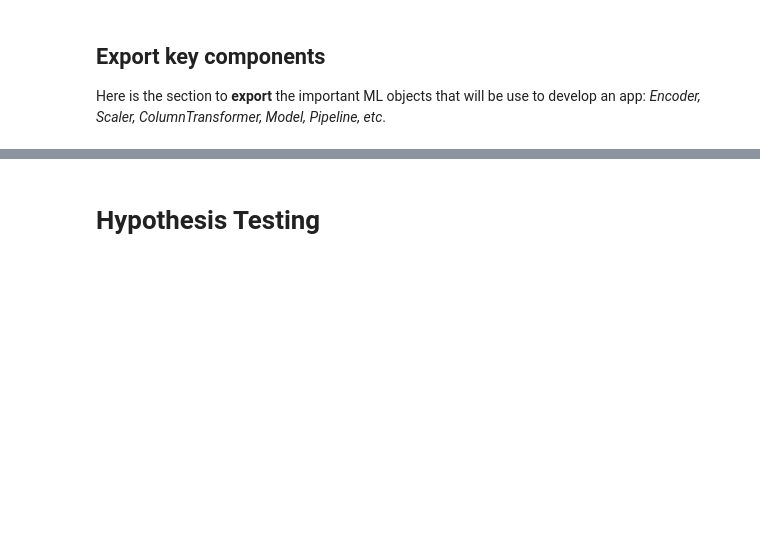
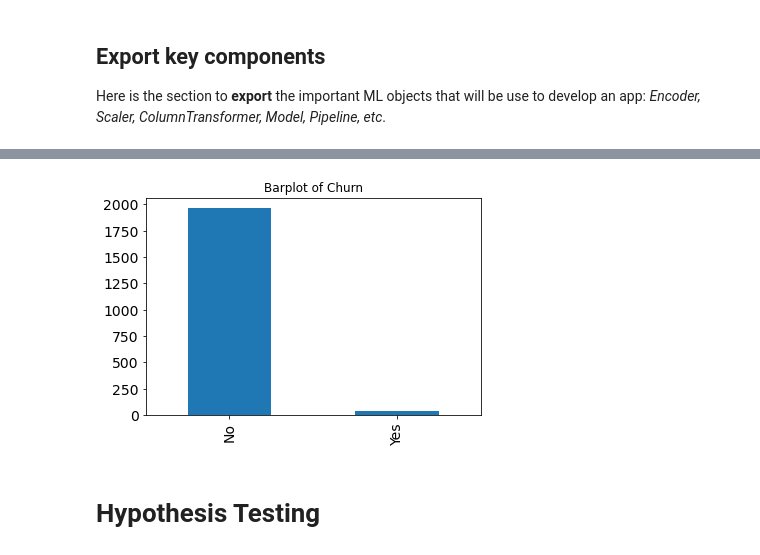
Before and after one commit to CalyGit/Telco-customer-churn, a Jupyter notebook: Telco-Customer-Churn.ipynb, the cells around one changed output, grey strips where cells are left out. Drawn from its saved outputs; the diff is of its cells as text; code cells hidden in the pictures; blank space fills up the shorter version.

```diff
--- a/Telco-Customer-Churn.ipynb
+++ b/Telco-Customer-Churn.ipynb
@@ -802,0 +867,3 @@ Key components saved as C:/Users/Wycliffe/Desktop/Projects/key_components.pkl
+# %%
+# change datatypes to numeric
+X_test['TotalCharges'] = pd.to_numeric(X_test['TotalCharges'], errors='coerce')
@@ -802,0 +897,23 @@ Key components saved as C:/Users/Wycliffe/Desktop/Projects/key_components.pkl
+# %%
+
+# Specify the file path of the saved key components
+file_path = 'C:/Users/_name_/Desktop/Projects/key_components.pkl'
+
+# Load the key components from the file
+with open(file_path, 'rb') as file:
+    key_components = pickle.load(file)
+
+# Access the trained model from the loaded key components
+gb_model = key_components['model']
+# %%
+# Assuming X_test is your testing set
+predictions = gb_model.predict(X_test)
+# %%
+# Create a new DataFrame to store the predictions
+predictions_df = pd.DataFrame({'Churn': predictions})
+
+# Concatenate the predictions DataFrame with the original features DataFrame (X_test)
+result_df = pd.concat([X_test, predictions_df], axis=1)
+
+# View the result DataFrame with the predictions
+result_df.head()
@@ -803,3 +928,7 @@ Key components saved as C:/Users/Wycliffe/Desktop/Projects/key_components.pkl
+# %%
+result_df['Churn'].value_counts().plot(kind='bar',title='Barplot of Churn',fontsize=14);
+# %% [output]
+[figure, added]
 # %% [markdown]
 # Hypothesis Testing
 # %%
```
Also changed, not shown: parts of 32 cells of this notebook.
